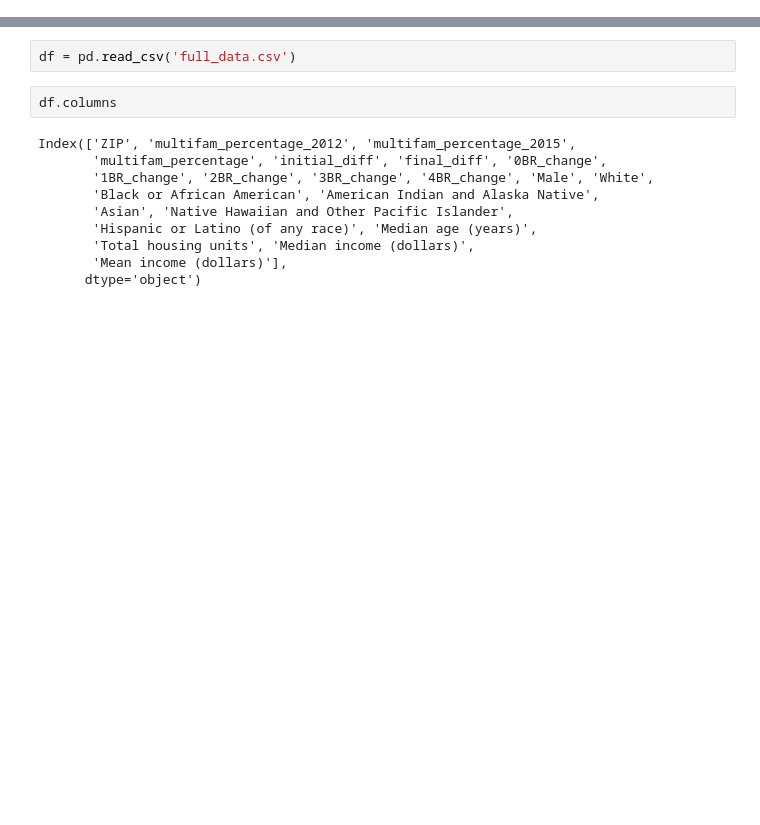
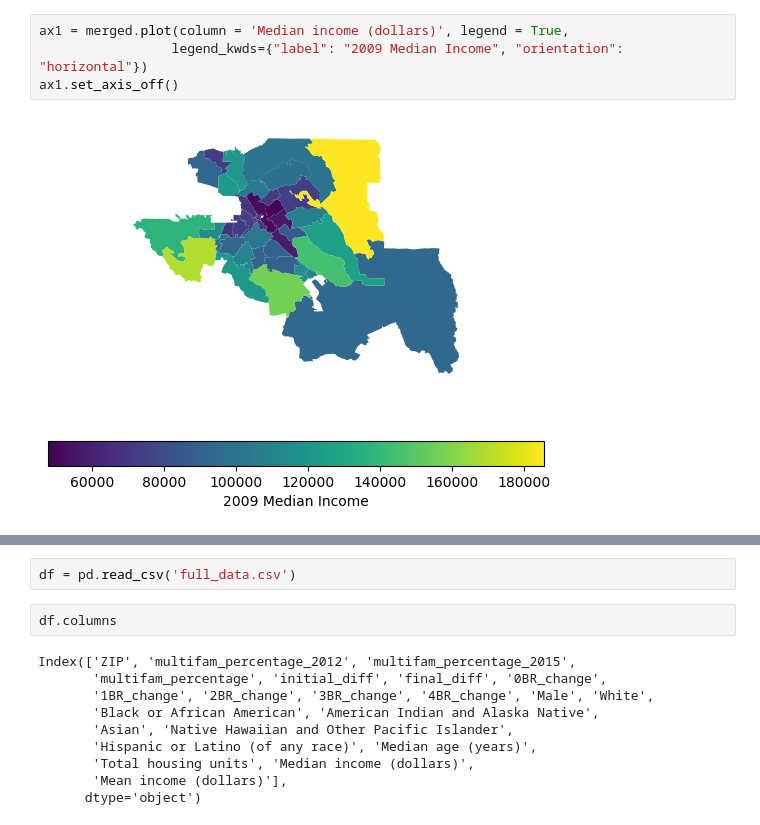
Before and after one commit to orenciolli/RezoningResearch, a Jupyter notebook: EDA.ipynb, the cells around one changed output, grey strips where cells are left out. Saved outputs shown, nothing was run; the diff lists cells and outputs as text; blank space fills up the shorter version.

```diff
--- a/EDA.ipynb
+++ b/EDA.ipynb
@@ -4,0 +105,6 @@ import matplotlib.pyplot as plt
+# %%
+ax1 = merged.plot(column = 'Median income (dollars)', legend = True,
+                 legend_kwds={"label": "2009 Median Income", "orientation": "horizontal"})
+ax1.set_axis_off()
+# %% [output]
+[figure, added]
```
Also changed, not shown: parts of 41 cells of this notebook, 1 other file.
